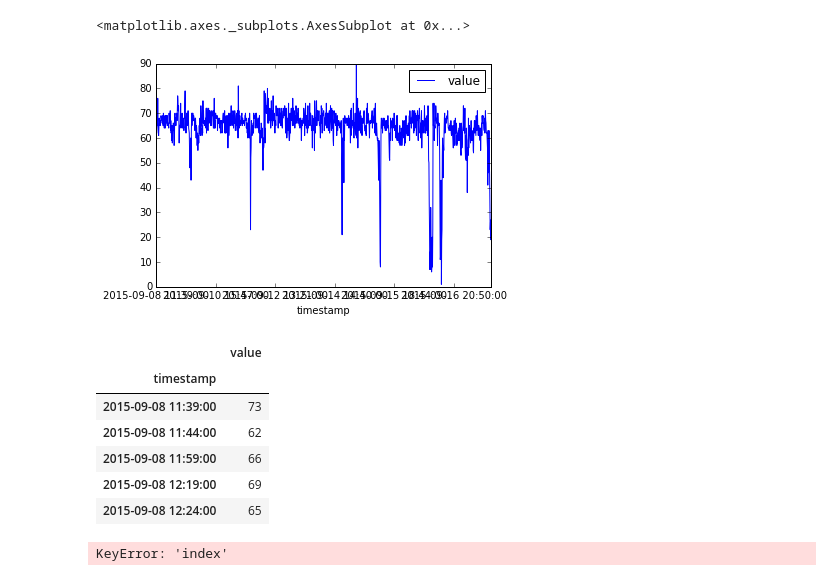
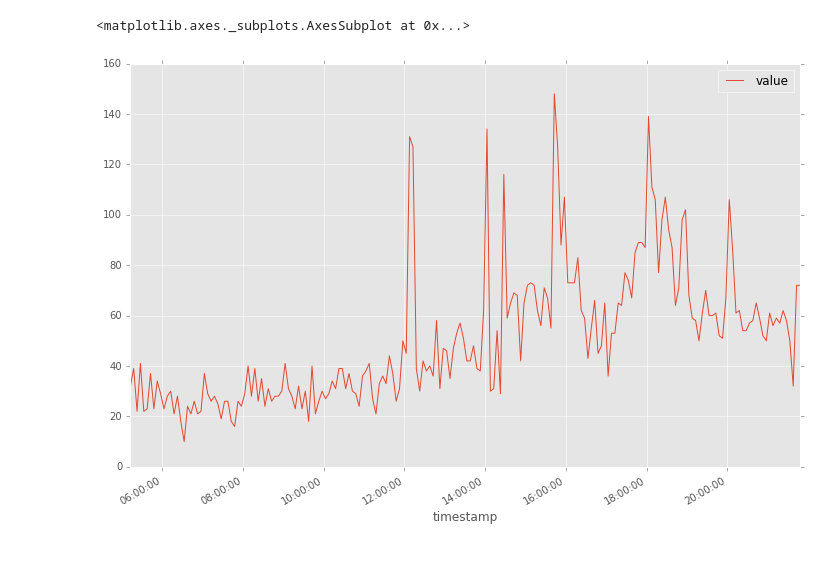
Before and after one commit to slatemine/detect, a Jupyter notebook: src/regression.ipynb, the cells around one changed output. Drawn from its saved outputs; the diff is of its cells as text; code cells hidden in the pictures.

Commit message:
regression notebook complete

```diff
--- a/src/regression.ipynb
+++ b/src/regression.ipynb
@@ -1,27 +20,18 @@
 # %%
 import pandas as pd
+import scipy as sp
+import numpy as np
+pd.options.display.max_rows = 2000
+
 import matplotlib
+import matplotlib.pyplot as plt
 %matplotlib inline
+matplotlib.rcParams['figure.figsize'] = (12.0, 8.0)
+matplotlib.style.use('ggplot')
 
-df = pd.read_csv('~/git/NAB/data/realTraffic/speed_7578.csv', index_col=0)
-df.info()
+df = pd.read_csv('~/git/NAB/data/realTweets/Twitter_volume_GOOG.csv', index_col=0, parse_dates=True)
+df = df.tail(200)
 df.plot()
 # %% [output]
 <matplotlib.axes._subplots.AxesSubplot at 0x...>
-[figure, old version]
+[figure, new version]
-# %%
-df.head()
-# %% [output]
-|  | value |
-| timestamp |  |
-| 2015-09-08 11:39:00 | 73 |
-| 2015-09-08 11:44:00 | 62 |
-| 2015-09-08 11:59:00 | 66 |
-| 2015-09-08 12:19:00 | 69 |
-| 2015-09-08 12:24:00 | 65 |
-# %%
-from sklearn import linear_model
-clf = linear_model.LinearRegression()
-clf.fit (df['index'], df['value'])
-# %% [output]
-KeyError: 'index'
```
Also changed, not shown: parts of 12 cells of this notebook.
